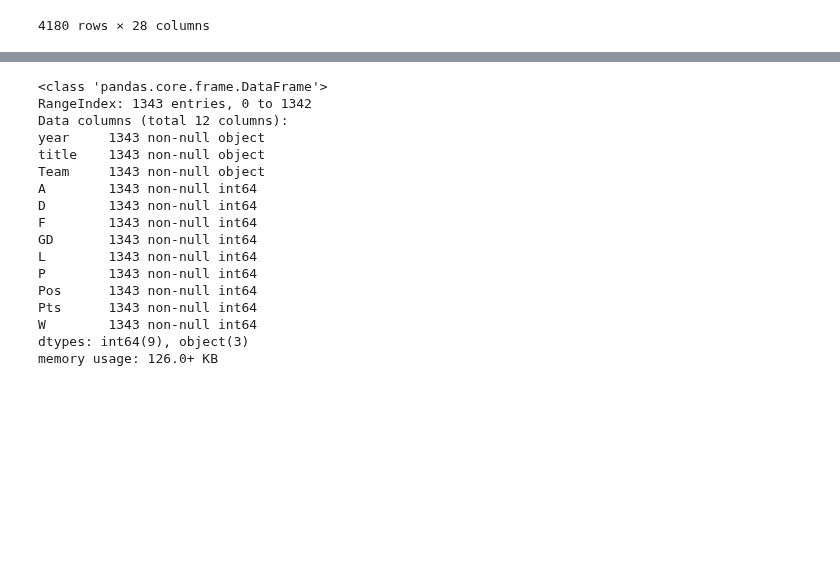
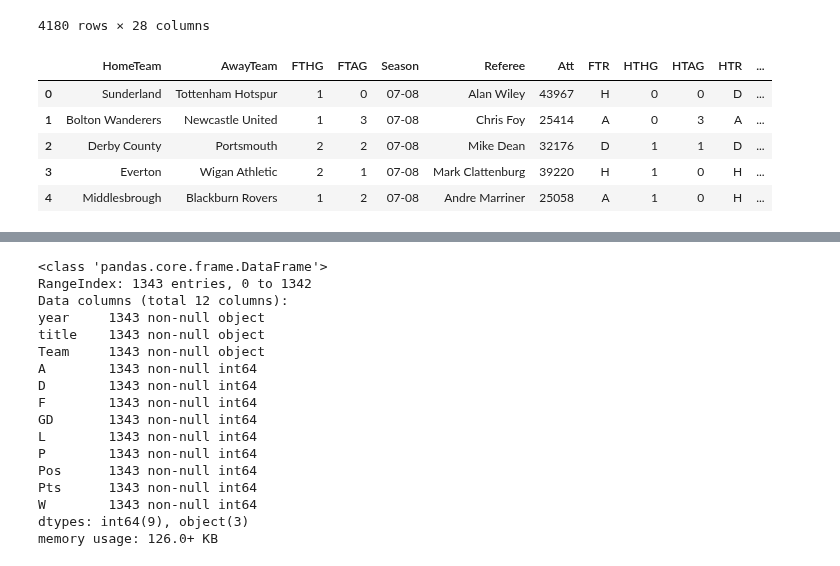
Before and after one commit to myfriendscallmeJ/a4, a Jupyter notebook: Project 4.ipynb, the cells around one changed output, grey strips where cells are left out. Cells and saved outputs as stored; diff of their text form; code cells hidden in the pictures; blank space fills up the shorter version.

Commit message:
Extra Wrangling - df tidy, day of week (WIP)

```diff
--- a/Project 4.ipynb
+++ b/Project 4.ipynb
@@ -441,3 +441,21 @@ PremierLeague
 | 4178 | 4200 | Tottenham Hotspur | Leicester City | 5 | 4 | 17-18 | 13/05/2018 15:00 | Craig Pawson | 77841 | 6459 | ... |
 | 4179 | 4201 | West Ham United | Everton | 3 | 1 | 17-18 | 13/05/2018 15:00 | Graham Scott | 56926 | 6460 | ... |
 4180 rows × 28 columns
+# %%
+PremierLeague.drop(['Match_ID', 'index', 'Date'], axis=1, inplace=True)
+# %%
+PremierLeague['Date_Time'] = pd.to_datetime(PremierLeague['Date_Time'])
+# %%
+PremierLeague['DayofWeek']= PremierLeague['Date_Time'].dt.day_name()
+# %%
+PremierLeague['Date']= PremierLeague['Date_Time'].dt.date
+PremierLeague['Kickoff']=PremierLeague['Date_Time'].dt.time
+PremierLeague.drop(['Date_Time'], axis=1, inplace=True)
+PremierLeague.head()
+# %% [output]
+|  | HomeTeam | AwayTeam | FTHG | FTAG | Season | Referee | Att | FTR | HTHG | HTAG | HTR | ... |
+| 0 | Sunderland | Tottenham Hotspur | 1 | 0 | 07-08 | Alan Wiley | 43967 | H | 0 | 0 | D | ... |
+| 1 | Bolton Wanderers | Newcastle United | 1 | 3 | 07-08 | Chris Foy | 25414 | A | 0 | 3 | A | ... |
+| 2 | Derby County | Portsmouth | 2 | 2 | 07-08 | Mike Dean | 32176 | D | 1 | 1 | D | ... |
+| 3 | Everton | Wigan Athletic | 2 | 1 | 07-08 | Mark Clattenburg | 39220 | H | 1 | 0 | H | ... |
+| 4 | Middlesbrough | Blackburn Rovers | 1 | 2 | 07-08 | Andre Marriner | 25058 | A | 1 | 0 | H | ... |
```
Also changed, not shown: parts of 4 cells of this notebook.
